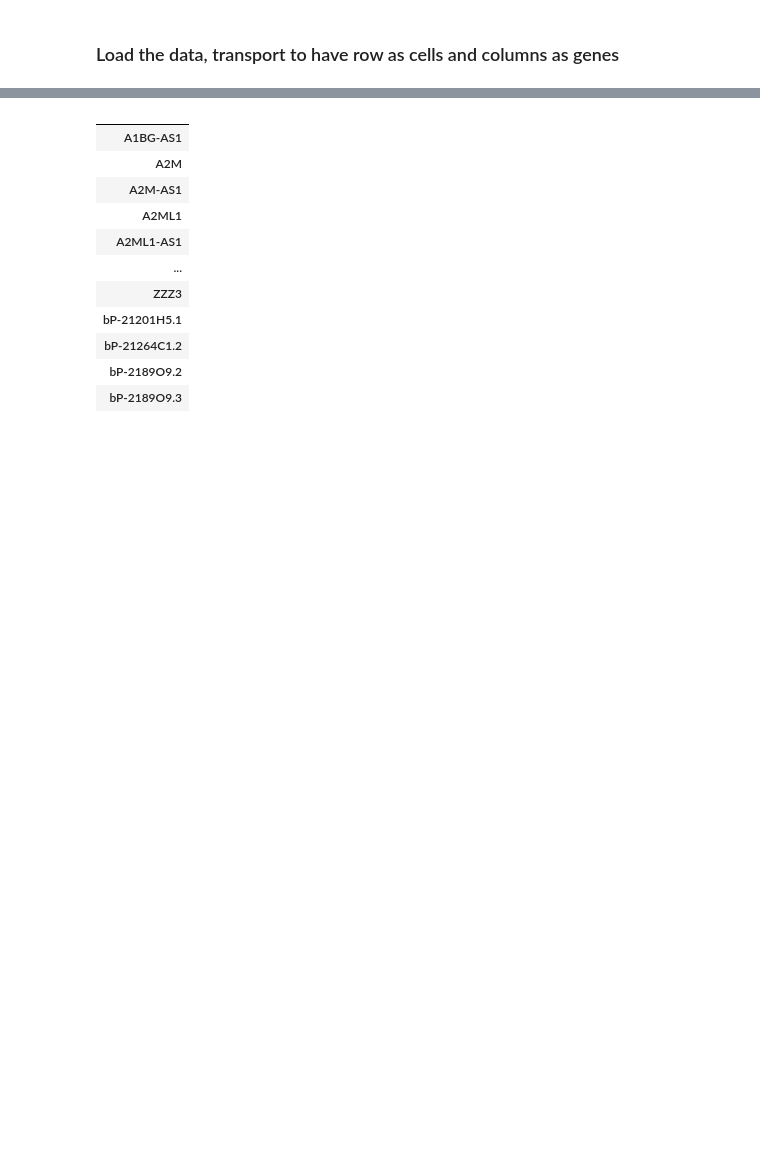
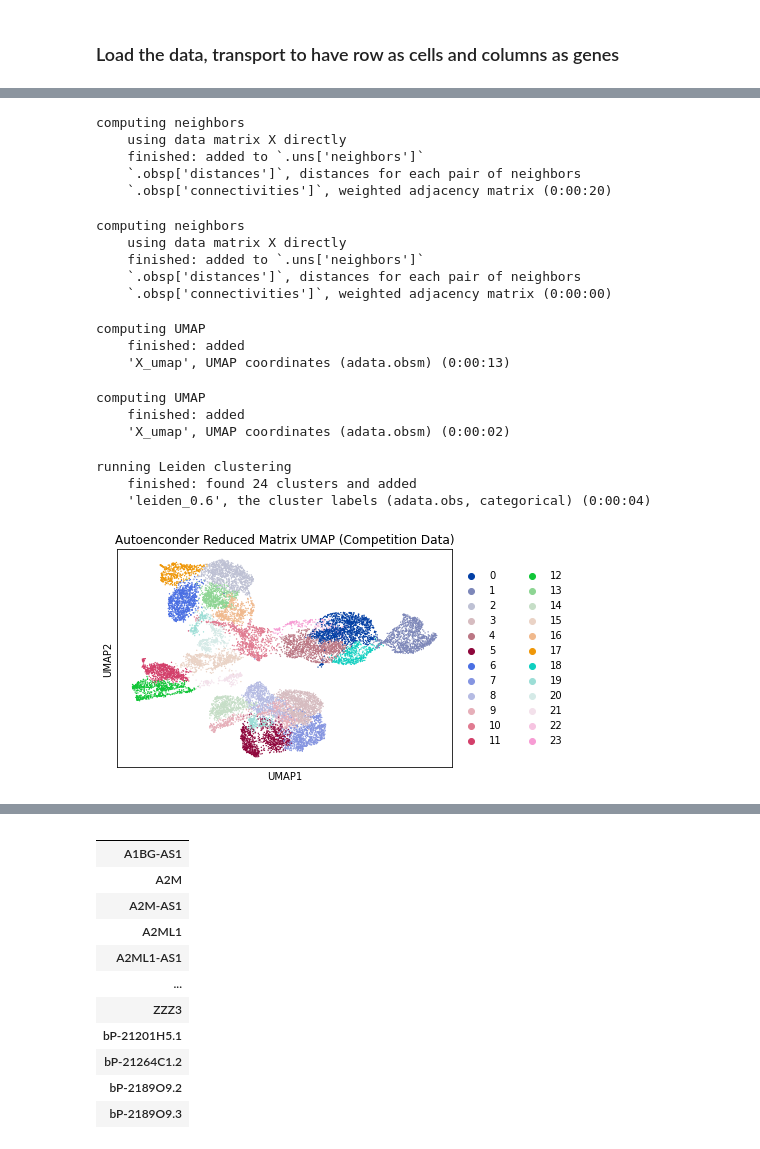
Before and after one commit to nihalnayak/bug-free-winner, a Jupyter notebook: Interpretation_Plots/interp_auto.ipynb, the cells around one changed output, grey strips where cells are left out. Saved outputs shown, nothing was run; the diff lists cells and outputs as text; code cells hidden in the pictures; blank space fills up the shorter version.

```diff
--- a/Interpretation_Plots/interp_auto.ipynb
+++ b/Interpretation_Plots/interp_auto.ipynb
@@ -16,0 +21,2 @@ adata=adata.T
+# %%
+pred_comp=torch.load("pred_comp.pt", map_location=torch.device('cpu'))
@@ -16,0 +33,2 @@ adata=adata.T
+# %%
+pred_comp=anndata.AnnData(pred_comp['train'].numpy())
@@ -16,0 +45,38 @@ adata=adata.T
+# %%
+sc.pp.neighbors(pred_comp, n_pcs = 30, n_neighbors = 20)
+# %% [output]
+computing neighbors
+    using data matrix X directly
+    finished: added to `.uns['neighbors']`
+    `.obsp['distances']`, distances for each pair of neighbors
+    `.obsp['connectivities']`, weighted adjacency matrix (0:00:20)
+# %%
+sc.pp.neighbors(pred2, n_pcs = 30, n_neighbors = 20)
+# %% [output]
+computing neighbors
+    using data matrix X directly
+    finished: added to `.uns['neighbors']`
+    `.obsp['distances']`, distances for each pair of neighbors
+    `.obsp['connectivities']`, weighted adjacency matrix (0:00:00)
+# %%
+sc.tl.umap(pred_comp)
+# %% [output]
+computing UMAP
+    finished: added
+    'X_umap', UMAP coordinates (adata.obsm) (0:00:13)
+# %%
+sc.tl.umap(pred2)
+# %% [output]
+computing UMAP
+    finished: added
+    'X_umap', UMAP coordinates (adata.obsm) (0:00:02)
+# %%
+sc.tl.leiden(pred_comp, key_added = "leiden_0.6")
+# %% [output]
+running Leiden clustering
+    finished: found 24 clusters and added
+    'leiden_0.6', the cluster labels (adata.obs, categorical) (0:00:04)
+# %%
+sc.pl.umap(pred_comp, color='leiden_0.6',title="Autoenconder Reduced Matrix UMAP (Competition Data)")
+# %% [output]
+[figure, added]
```
Also changed, not shown: parts of 50 cells of this notebook, 6 other files.
